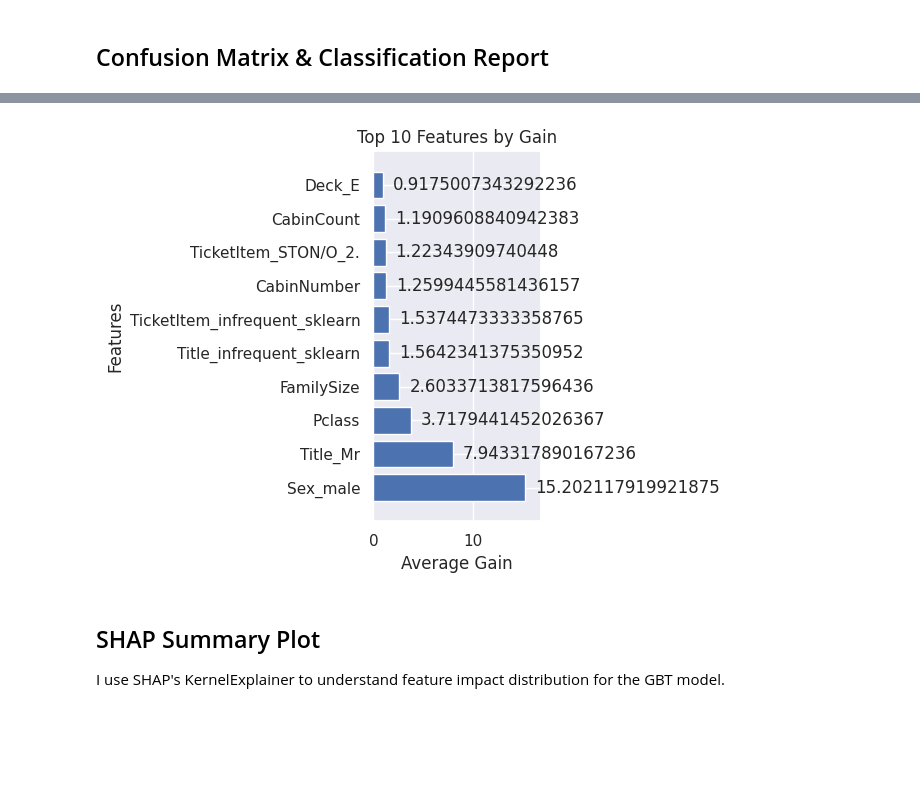
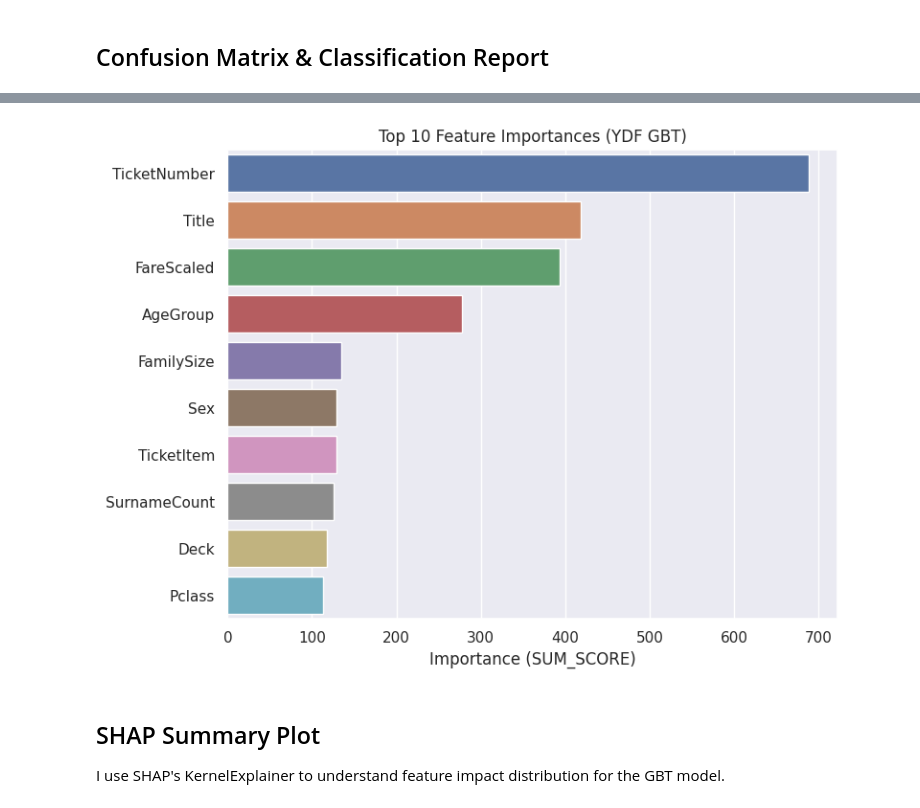
Before and after one commit to JamesFCoffey/ml-ds-techniques, a Jupyter notebook: notebooks/titanic.ipynb, the cells around one changed output, grey strips where cells are left out. Drawn from its saved outputs; the diff is of its cells as text; code cells hidden in the pictures; blank space fills up the shorter version.

```diff
--- a/notebooks/titanic.ipynb
+++ b/notebooks/titanic.ipynb
@@ -1469,29 +1747,34 @@ Below I extract the importances from the final XGBoost model and visualize the t
-# %%
-# Retrain XGBoost on all 891 rows:
-xgb_final = xgb.XGBClassifier(
-    **study_xgb.best_params,
-    random_state=42,
-    use_label_encoder=False,
-    eval_metric="logloss",
-).fit(X, y)
-
-# get the raw importance dict from the trained booster
-booster = xgb_final.get_booster()
-
-# plot_importance
-plot_importance(
-    booster,
-    importance_type="gain",
-    max_num_features=10,
-    height=0.8,
-    xlabel="Average Gain",
-    title="Top 10 Features by Gain",
-)
-plt.gca().invert_yaxis()  # so the highest is at the top
-plt.tight_layout()
-plt.show()
-# %% [output]
-[figure, removed]
+# %%
+gbt_final = ydf.GradientBoostedTreesLearner(
+    label="Survived",
+    task=ydf.Task.CLASSIFICATION,
+    **study_gbts.best_params
+).train(df_ydf)
+
+# Grab raw importances: a list of (importance, feature_spec) tuples
+importances = gbt_final.variable_importances()["SUM_SCORE"]
+
+# Convert to DataFrame
+importances = pd.DataFrame(
+    importances,
+    columns=["importance", "feature"]).astype(
+    {"importance": "float", "feature": "string"}
+)
+
+# Plot the top 10 features by importance
+plt.figure(figsize=(8, 6))
+sns.barplot(
+    data=importances.nlargest(10, "importance"),
+    x="importance",
+    y="feature",
+)
+plt.xlabel("Importance (SUM_SCORE)")
+plt.ylabel("")
+plt.title("Top 10 Feature Importances (YDF GBT)")
+plt.tight_layout()
+plt.show()
+# %% [output]
+[figure, added]
 # %% [markdown]
 ## SHAP Summary Plot
 
```
Also changed, not shown: parts of 58 cells of this notebook.
